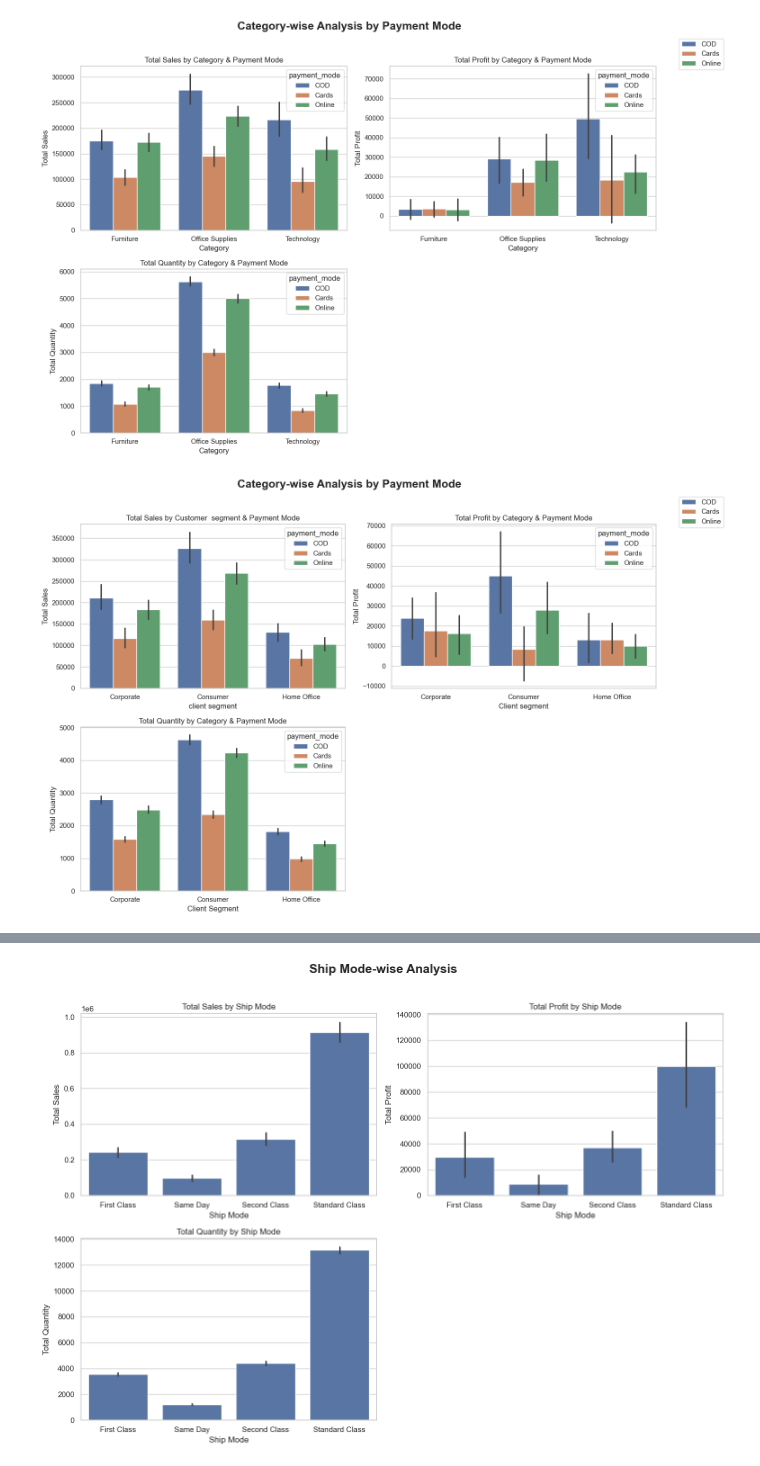
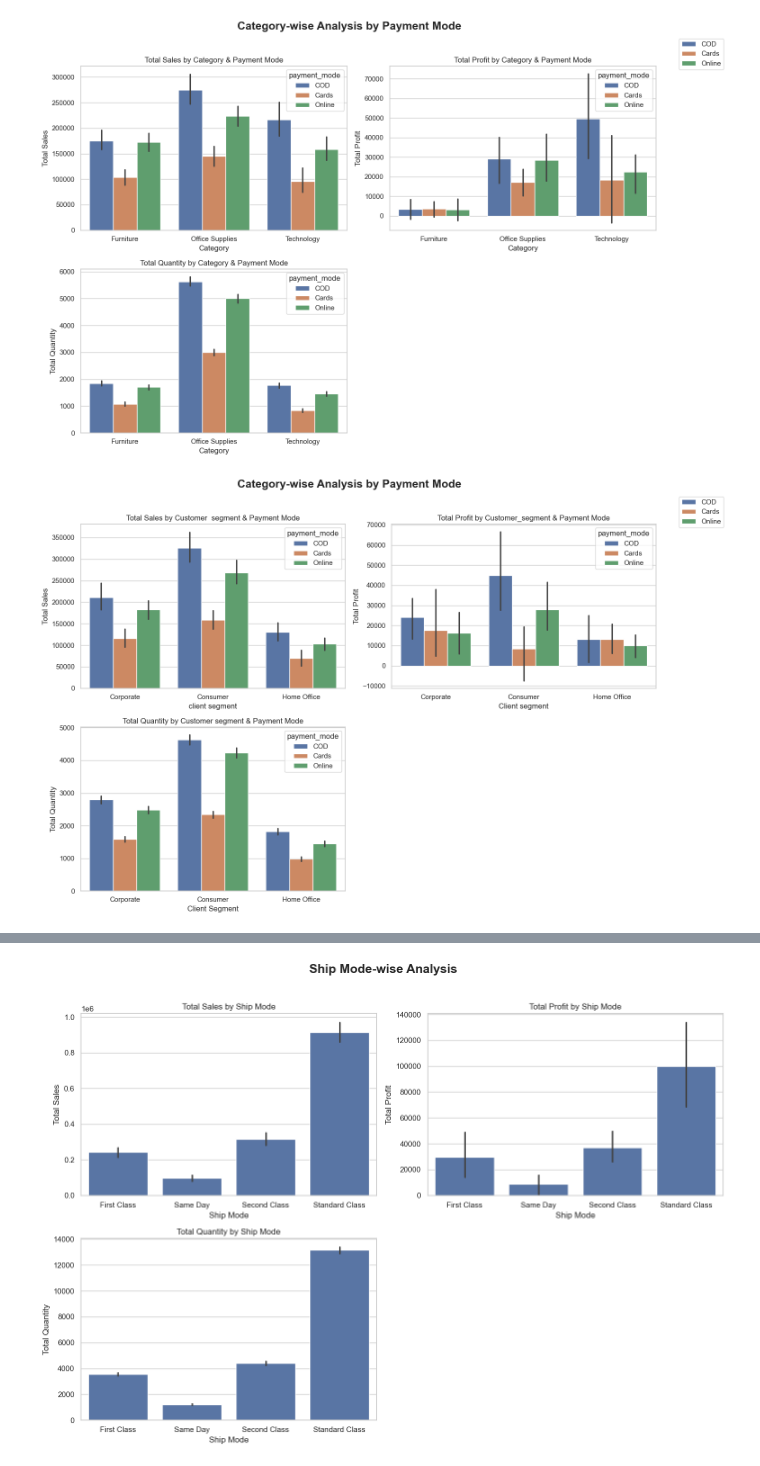
Before and after one commit to anish00ti/sales_analysis, a Jupyter notebook: sales_analysis.ipynb, the cells around one changed output, grey strips where cells are left out. Drawn from its saved outputs; the diff is of its cells as text; code cells hidden in the pictures.

```diff
--- a/sales_analysis.ipynb
+++ b/sales_analysis.ipynb
@@ -343,36 +343,36 @@ axes[0, 0].set_ylabel("Total Sales")
 
 # --- Profit by Category ---
 sns.barplot(
     data=df, x='segment', y='profit', estimator=np.sum, hue='payment_mode',
     ax=axes[0, 1]
 )
-axes[0, 1].set_title("Total Profit by Category & Payment Mode")
+axes[0, 1].set_title("Total Profit by Customer_segment & Payment Mode")
 axes[0, 1].set_xlabel("Client segment")
 axes[0, 1].set_ylabel("Total Profit")
 
 # --- Quantity by Category ---
 sns.barplot(
     data=df, x='segment', y='quantity', estimator=np.sum, hue='payment_mode',
     ax=axes[1, 0]
 )
-axes[1, 0].set_title("Total Quantity by Category & Payment Mode")
+axes[1, 0].set_title("Total Quantity by Customer segment & Payment Mode")
 axes[1, 0].set_xlabel("Client Segment")
 axes[1, 0].set_ylabel("Total Quantity")
 
 # Remove empty subplot (bottom-right)
 axes[1, 1].axis("off")
 
 # Adjust layout
 plt.suptitle("Category-wise Analysis by Payment Mode", fontsize=18, fontweight="bold")
 plt.tight_layout(rect=[0, 0, 1, 0.96])  # leave space for main title
 
 # Move legend outside (so it doesn’t clutter)
 handles, labels = axes[0, 0].get_legend_handles_labels()
 fig.legend(handles, labels, loc="upper right", bbox_to_anchor=(1.1, 0.95))
 
 plt.show()
 # %% [output]
-[figure, old version]
+[figure, new version]
 # %%
 df.head(5)
 # %% [output]
```
Also changed, not shown: parts of 2 cells of this notebook.
